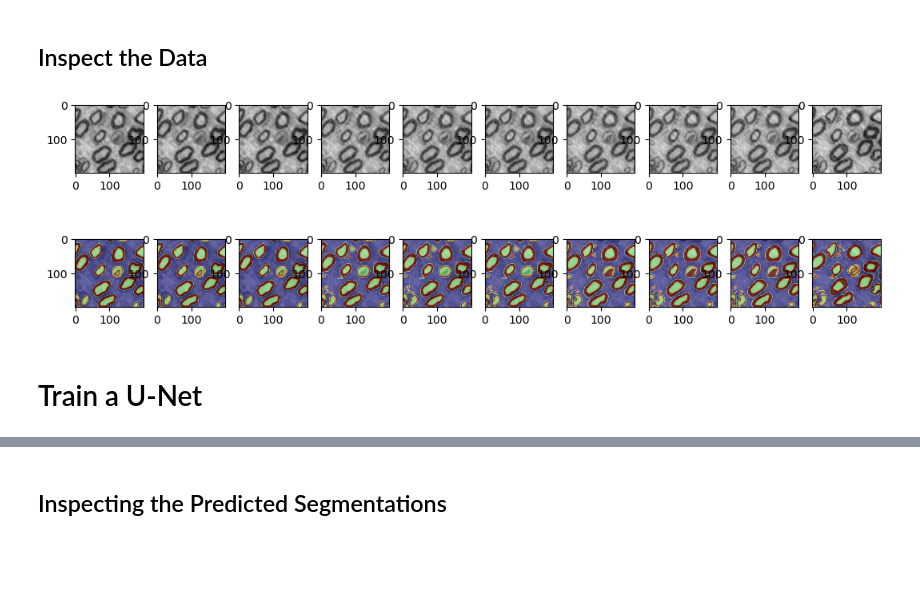
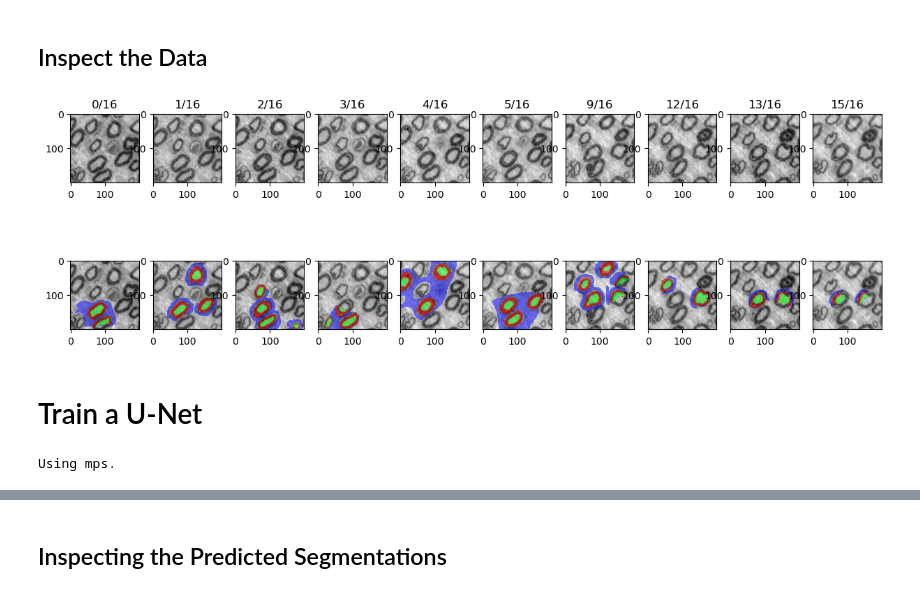
Before and after one commit to vedranaa/teaching-notebooks, a Jupyter notebook: 02510_nerves_segmentation.ipynb, the cells around one changed output, grey strips where cells are left out. Saved outputs shown, nothing was run; the diff lists cells and outputs as text; code cells hidden in the pictures; blank space fills up the shorter version.

Commit message:
Done with 02510 annotation

```diff
--- a/02510_nerves_segmentation.ipynb
+++ b/02510_nerves_segmentation.ipynb
@@ -51,27 +70,28 @@ from matplotlib.colors import ListedColormap
 # %%
 # Load images and annotations.
 SLICES_ROOT = 'nerves_data/NT2_crop_slices/'
-ANNOTATIONS_ROOT = 'nerves_data/annotations/Part02/'
-base_image_name = '02_annotation_slice_' # For part 2
-# base_image_name = '03_annotation_slice_' # For part 3
-# base_image_name = '04_annotation_slice_' # For part 4
+ANNOTATIONS_ROOT = f'nerves_data/annotations/Part0{part}/'
+base_image_name =  f'0{part}_annotation_slice_'
 
 annotated_slices = [int(s[-7:-4]) for s in sorted(glob(ANNOTATIONS_ROOT + '*.png'))]
 
-annotated_images_filenames = [SLICES_ROOT + f'slice_{n:03}.tif' for n in annotated_slices]
-annotations_filenames = [ANNOTATIONS_ROOT + f'{base_image_name}{n:03}.png' for n in annotated_slices]
+if propagate_to_neighbours:
+    images_filenames = [SLICES_ROOT + f'slice_{n:03}.tif'
+                                  for n in annotated_slices for j in [-1, 0, 1]]
+    annotations_filenames = [ANNOTATIONS_ROOT + f'{base_image_name}{n:03}.png'
+                             for n in annotated_slices for j in [0, 0, 0]]
+else:
+    images_filenames = [SLICES_ROOT + f'slice_{n:03}.tif'
+                                  for n in annotated_slices]
+    annotations_filenames = [ANNOTATIONS_ROOT + f'{base_image_name}{n:03}.png'
+                             for n in annotated_slices]
 
-# Use following lines to load 3 slices per annotation.
-annotated_images_filenames = [SLICES_ROOT + f'slice_{n:03}.tif' for n in annotated_slices
-                              for j in [-1, 0, 1]]
-annotations_filenames = [ANNOTATIONS_ROOT + f'{base_image_name}{n:03}.png' for n in annotated_slices
-                         for j in [0, 0, 0]]
 
-labeled_images = [imread(f).astype('float32') / 255.0 for f in tqdm(annotated_images_filenames)]
-labels = [imread(f) for f in tqdm(annotations_filenames)]
+images = [imread(f).astype('float32') / 255.0 for f in tqdm(images_filenames)]
+annotations = [imread(f).astype('float32') / 255.0  for f in tqdm(annotations_filenames)]
 
-# transforming rgb images to label images
-labels = [np.unique(l.reshape(-1, 4), axis=0, return_inverse=True)[1].reshape(l.shape[:2]) for l in labels]
+# Transform rgb images to label images.
+labels = [annotations_to_labels(a) for a in annotations]
 
 all_image_filenames = sorted(glob(SLICES_ROOT + 'slice_*.tif'))
 all_images = [imread(f).astype('float32') / 255.0 for f in tqdm(all_image_filenames)]
@@ -87,25 +98,35 @@ for l in labels:
 # %%
+# Define colormap corresponding to annotations.
+rgbcmap = ListedColormap(label_colors)
+
 # Show labeled (annotated) images.
+num_images = min(10, len(images))
+indices = sorted(np.random.choice(np.arange(len(images)), num_images, replace=False))
 
-num_images = min(10, len(labeled_images))
 
-fig, axes = plt.subplots(2, num_images, figsize=(13, 4))
-[axes[j, i].imshow(labeled_images[i], cmap='gray') for i in range(num_images) for j in range(2)]
-[axes[1, i].imshow(labels[i], cmap='jet', alpha=0.5) for i in range(num_images)]
+fig, axes = plt.subplots(2, num_images, figsize=(15, 5))
+[axes[j, i].imshow(images[indices[i]], cmap='gray') for i in range(num_images) for j in range(2)]
+[axes[1, i].imshow(labels[indices[i]], cmap=rgbcmap, vmin=0, vmax=3, alpha=0.5) for i in range(num_images)]
+[axes[0, i].set_title(f'{indices[i]}/{len(images)}') for i in range(num_images)]
+
 plt.show()
 # %% [output]
-[figure, old version]
+[figure, new version]
 # %% [markdown]
 # Train a U-Net
 # %%
-# Figure out whether to use cpu or cuda.
-
+# Figure out whether to use cuda, mps or cpu.
 if torch.cuda.is_available():
     device = torch.device("cuda:0")
     print('Using cuda')
+elif torch.backends.mps.is_available():
+    device = torch.device('mps')
+    print('Using mps.')
 else:
     device = torch.device('cpu')
     print('Using cpu')
+# %% [output]
+Using mps.
 # %%
 !pip install monai
 from monai.networks.nets import UNet
```
Also changed, not shown: parts of 13 cells of this notebook, 3 other files.
